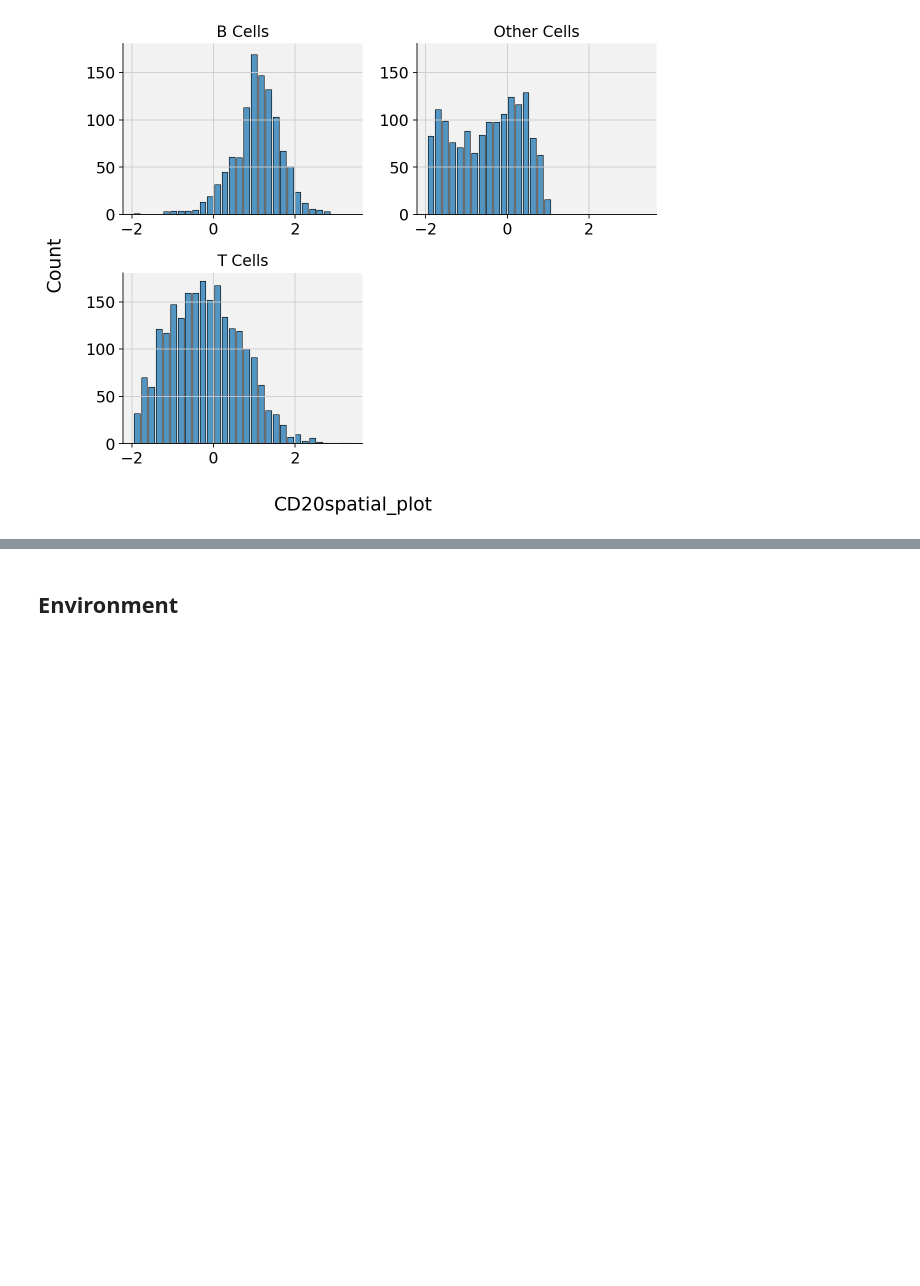
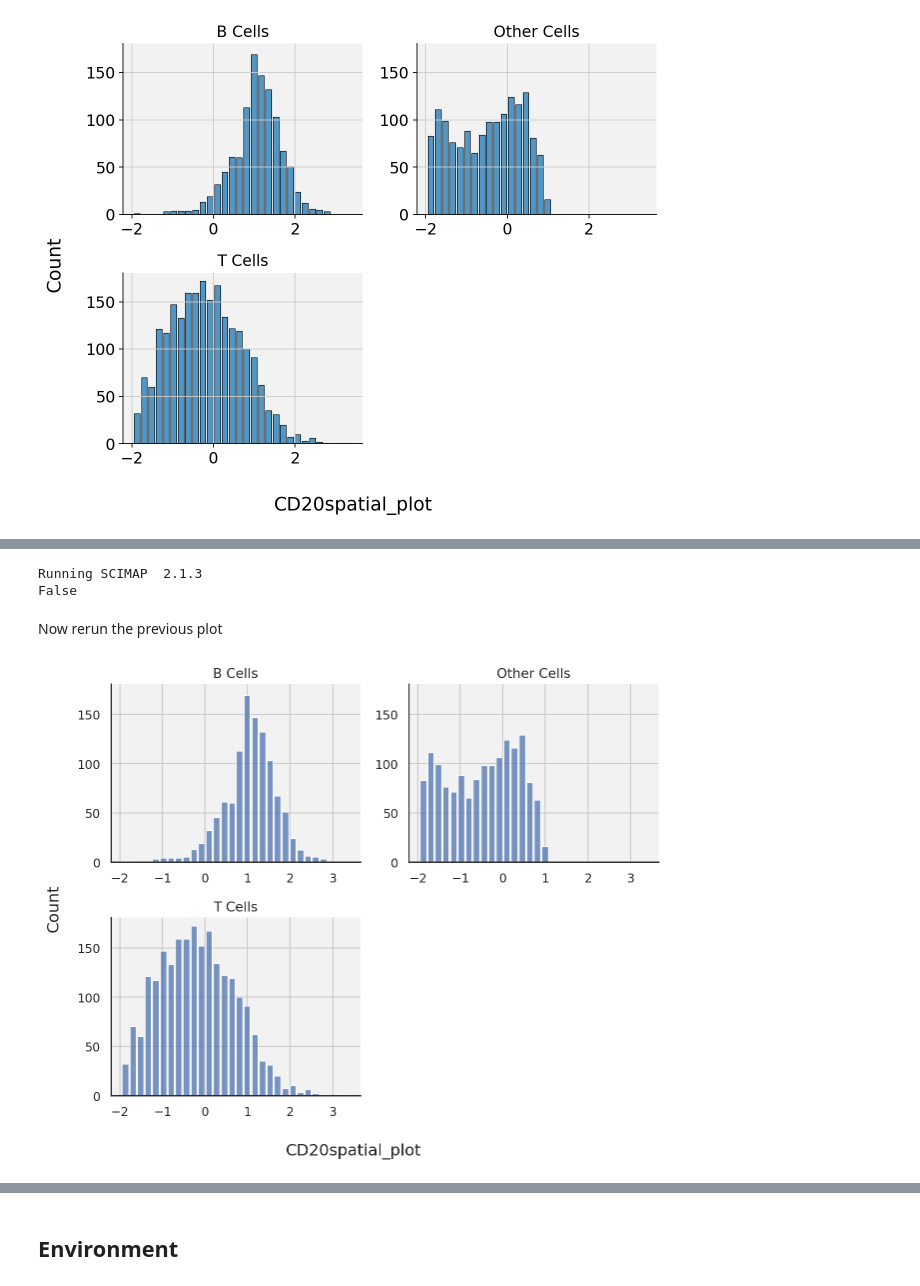
Before and after one commit to ramyap06/SCSAWorkflow-2025, a Jupyter notebook: notebooks/test_histogram_facet_light.ipynb, the cells around one changed output, grey strips where cells are left out. Saved outputs shown, nothing was run; the diff lists cells and outputs as text; code cells hidden in the pictures; blank space fills up the shorter version.

Commit message:
test(histogram): add scimap style-regression notebook checks

```diff
--- a/notebooks/test_histogram_facet_light.ipynb
+++ b/notebooks/test_histogram_facet_light.ipynb
@@ -354,0 +363,35 @@ plt.show()
+# %%
+import scimap as sm
+print(plt.rcParams["axes.grid"])
+# %% [output]
+Running SCIMAP  2.1.3
+False
+# %% [markdown]
+Now rerun the previous plot
+# %%
+# Create histogram for CD21 expression by cell type
+hist = histogram(
+    adata,
+    annotation="CD20spatial_plot",
+    group_by="broad_cell_type",
+    layer=None,
+    together=False,  # Do not plot together
+    x_log_scale=False,
+    y_log_scale=False,
+    facet=True,
+    multiple="stack",
+    shrink=0.8,
+    bins='auto',
+    alpha=0.75,
+    stat="count",
+    facet_ncol=2,
+)
+fig = hist.get("fig")
+axs = hist.get("axs")
+df = hist.get("df")
+# for ax in axs:
+#     ax.tick_params(axis='x', labelrotation=20)
+plt.tight_layout()
+plt.show()
+# %% [output]
+[figure, added]
```
Also changed, not shown: parts of 5 cells of this notebook.
